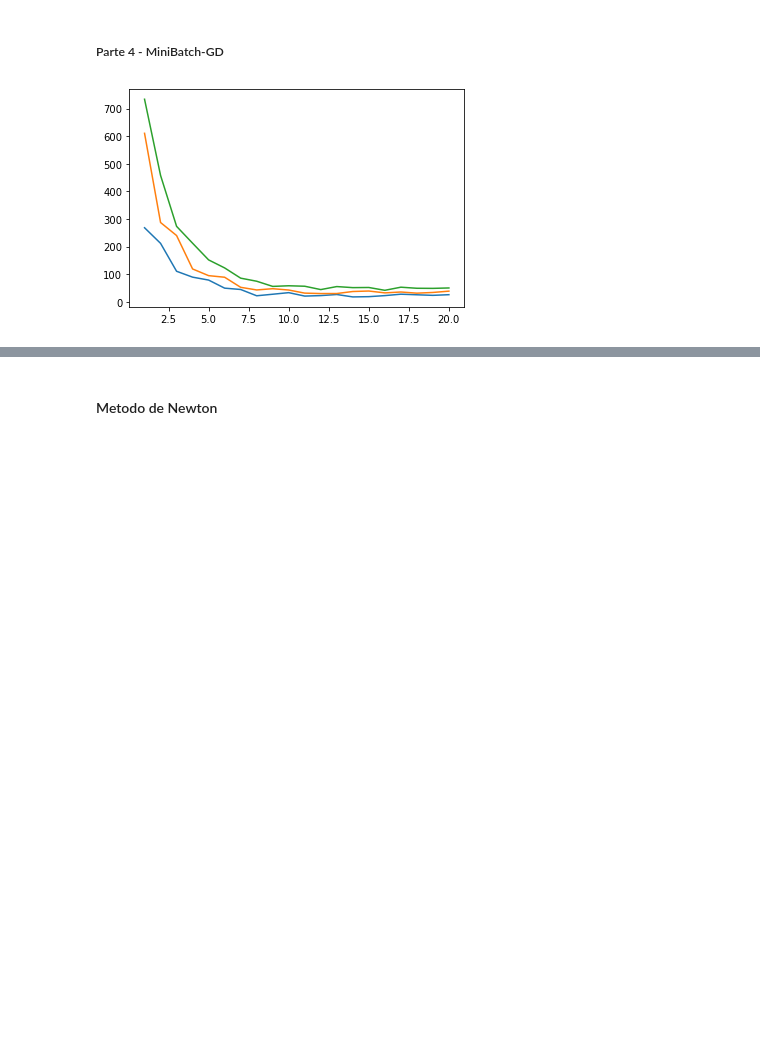
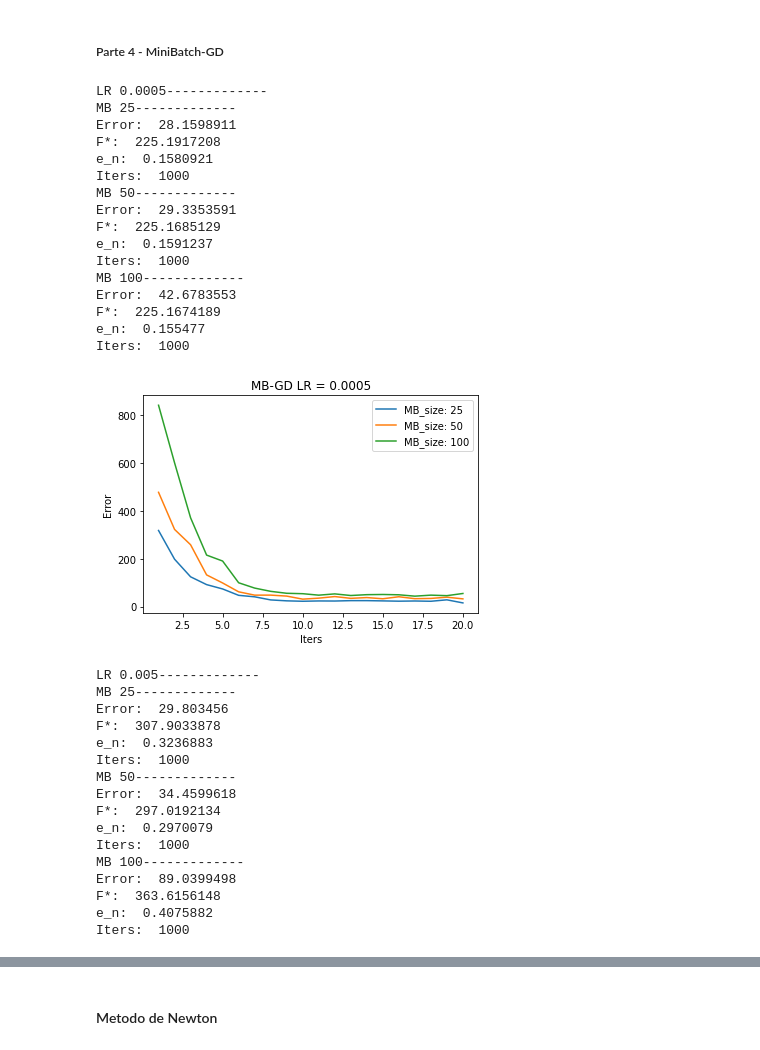
Before and after one commit to CarlosGarlem/AlgoritmosDS, a Jupyter notebook: optimizationProject/algoritmos.ipynb, the cells around one changed output, grey strips where cells are left out. Cells and saved outputs as stored; diff of their text form; code cells hidden in the pictures; blank space fills up the shorter version.

```diff
--- a/optimizationProject/algoritmos.ipynb
+++ b/optimizationProject/algoritmos.ipynb
@@ -406,0 +434,2 @@ def computeGD(x_0, A, b, kmax, lr, mb_size, epsilon = 0.00000001):
+# %%
+A, b, x_true = getData(path + '/datos.pickle')
@@ -451,7 +471,16 @@ x_0 = np.zeros_like(x_true)
 kmax = 100
 # %%
 for lr in lr_list:
-    df = computeGD(x_0, A, b, kmax, lr, A.shape[0])
-    plt.plot(np.arange(1,21), df.loc[:19, 'Error'])
+    df = computeGD(path + './datos.pickle', x_0, kmax, lr, A.shape[0])
+    print('LR {}-------------'.format(lr))
+    print('Error: ',df.iloc[-1, -3])
+    print('F*: ',df.iloc[-1, -2])
+    print('e_n: ', df.iloc[-1, -1])
+    plt.plot(np.arange(1,21), df.loc[:19, 'Error'], label = 'LR: {}'.format(lr))
+
+plt.title('GD')
+plt.xlabel('Iters')
+plt.ylabel('Error')
+plt.legend()
 plt.show()
 # %% [output]
@@ -473,7 +525,17 @@ x_0 = np.zeros_like(x_true)
 kmax = 1000
 # %%
 for lr in lr_list:
-    df = computeGD(x_0, A, b, kmax, lr, 1)
-    plt.plot(np.arange(1,21), df.loc[:19, 'Error'])
+    df = computeGD(path + './datos.pickle', x_0, kmax, lr, 1)
+    print('LR {}-------------'.format(lr))
+    print('Error: ',df.iloc[-1, -3])
+    print('F*: ',df.iloc[-1, -2])
+    print('e_n: ', df.iloc[-1, -1])
+
+    plt.plot(np.arange(1,21), df.loc[:19, 'Error'], label = 'LR: {}'.format(lr))
+
+plt.title('SGD')
+plt.xlabel('Iters')
+plt.ylabel('Error')
+plt.legend()
 plt.show()
 # %% [output]
@@ -496,9 +577,53 @@ x_0 = np.zeros_like(x_true)
 kmax = 1000
 # %%
 for lr in lr_list:
+    print('LR {}-------------'.format(lr))
     for mb in mb_list:
-        df = computeGD(x_0, A, b, kmax, lr, mb)
-        plt.plot(np.arange(1,21), df.loc[:19, 'Error'])
+        df = computeGD(path + './datos.pickle', x_0, kmax, lr, mb)
+        print('MB {}-------------'.format(mb))
+        print('Error: ',df.iloc[-1, -3])
+        print('F*: ',df.iloc[-1, -2])
+        print('e_n: ', df.iloc[-1, -1])
+        print('Iters: ', df.iloc[-1, 0])
+
+        plt.plot(np.arange(1,21), df.loc[:19, 'Error'], label = 'MB_size: {}'.format(mb))
+
+    plt.title('MB-GD LR = {}'.format(lr))
+    plt.xlabel('Iters')
+    plt.ylabel('Error')
+    plt.legend()
     plt.show()
 # %% [output]
+LR 0.0005-------------
+MB 25-------------
+Error:  28.1598911
+F*:  225.1917208
+e_n:  0.1580921
+Iters:  1000
+MB 50-------------
+Error:  29.3353591
+F*:  225.1685129
+e_n:  0.1591237
+Iters:  1000
+MB 100-------------
+Error:  42.6783553
+F*:  225.1674189
+e_n:  0.155477
+Iters:  1000
-[figure, old version]
+[figure, new version]
+LR 0.005-------------
+MB 25-------------
+Error:  29.803456
+F*:  307.9033878
+e_n:  0.3236883
+Iters:  1000
+MB 50-------------
+Error:  34.4599618
+F*:  297.0192134
+e_n:  0.2970079
+Iters:  1000
+MB 100-------------
+Error:  89.0399498
+F*:  363.6156148
+e_n:  0.4075882
+Iters:  1000
```
Also changed, not shown: parts of 19 cells of this notebook, 4 other files.
